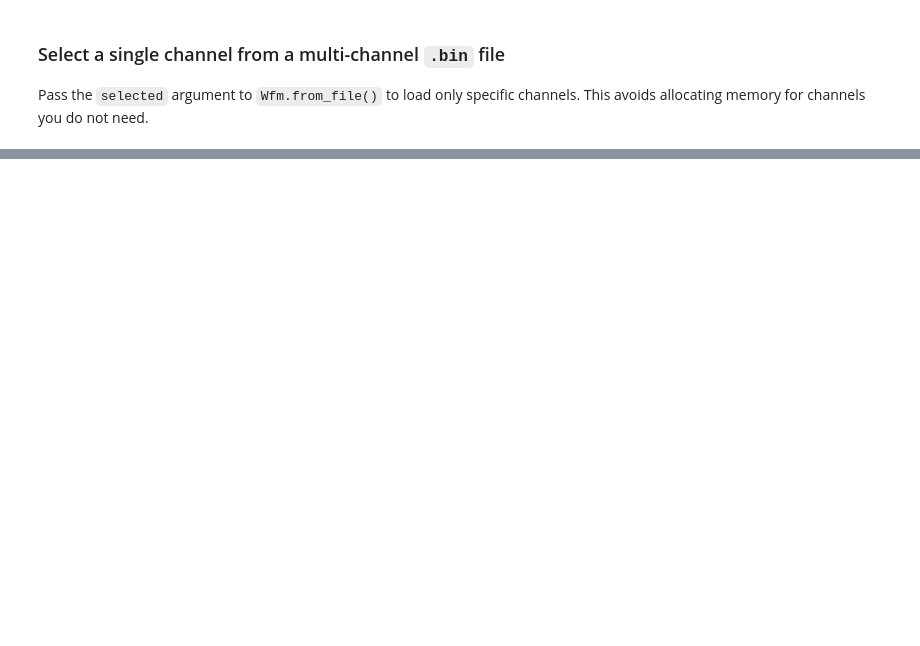
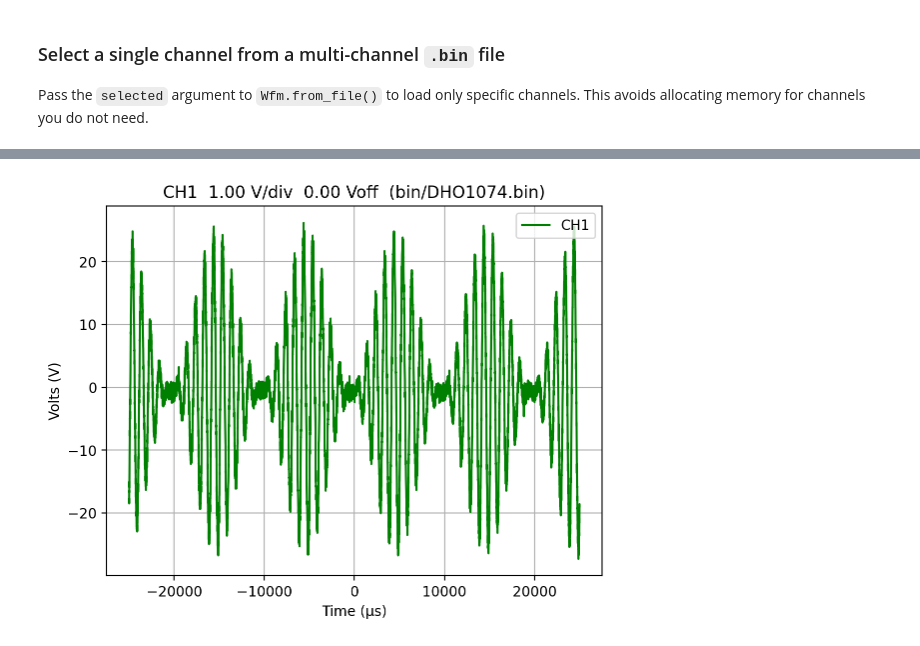
Before and after one commit to scottprahl/RigolWFM, a Jupyter notebook: docs/1-DHO1000-Waveforms.ipynb, the cells around one changed output, grey strips where cells are left out. Cells and saved outputs as stored; diff of their text form; code cells hidden in the pictures; blank space fills up the shorter version.

```diff
--- a/docs/1-DHO1000-Waveforms.ipynb
+++ b/docs/1-DHO1000-Waveforms.ipynb
@@ -29,3 +16,13 @@ repo = "../wfm/"
+# %%
+%config InlineBackend.figure_format = 'retina'
+
+import numpy as np
+import matplotlib.pyplot as plt
+import imageio.v3 as iio
+
+from RigolWFM import Wfm, DHO1000_scopes
+
+repo = "https://github.com/scottprahl/RigolWFM/raw/main/tests/files/"
 # %% [markdown]
 A list of Rigol scopes in the DHO1000 family is:
 # %%
@@ -128,8 +175,8 @@ plt.show()
 Pass the `selected` argument to `Wfm.from_file()` to load only specific channels.
 This avoids allocating memory for channels you do not need.
 # %%
-filename = "DHO1074.bin"
-w1 = rigol.Wfm.from_file(repo + filename, 'DHO', selected='1')
+filename = "bin/DHO1074.bin"
+w1 = Wfm.from_url(repo + filename, selected='1')
 
 ch = w1.channels[0]
 plt.title("CH%d  %.2f V/div  %.2f Voff  (%s)" % (
@@ -140,3 +187,4 @@ plt.ylabel("Volts (V)")
 plt.legend(loc='upper right')
 plt.grid(True)
 plt.show()
+# %% [output]
@@ -143,3 +192,4 @@ plt.show()
+[figure, added]
 # %% [markdown]
 ## Format comparison: `.wfm` vs `.bin`
 
```
Also changed, not shown: parts of 16 cells of this notebook, 25 other files.
